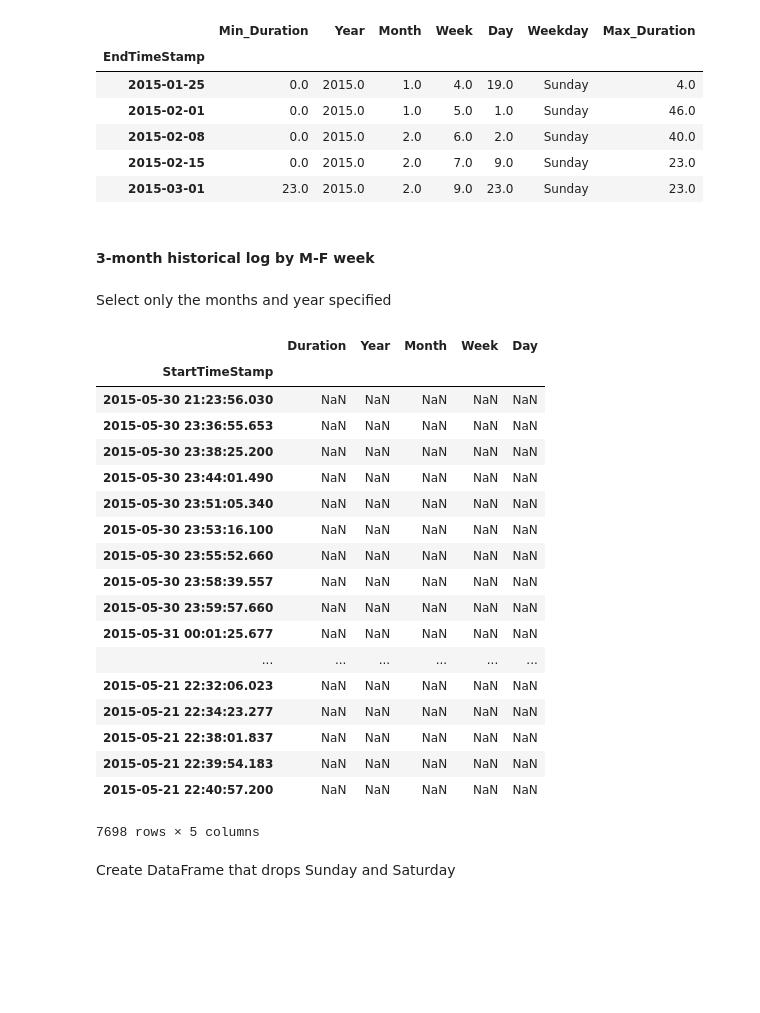
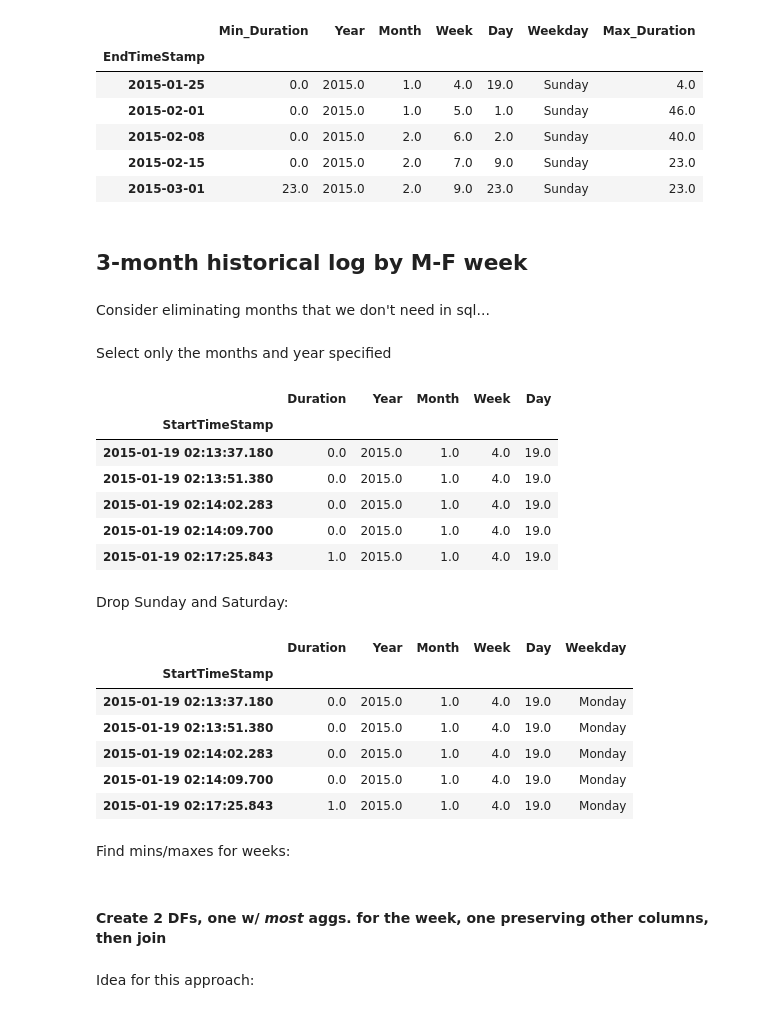
Before and after one commit to leilanihagen/interject-datacell-request-time-data-exploration, a Jupyter notebook: datacell_request_time.ipynb, the cells around one changed output. Saved outputs shown, nothing was run; the diff lists cells and outputs as text; code cells hidden in the pictures; blank space fills up the shorter version.

Commit message:
Correctly formed data for 3-mo plot

```diff
--- a/datacell_request_time.ipynb
+++ b/datacell_request_time.ipynb
@@ -554,7 +559,9 @@ request_outliers_wk.head()
 | 2015-02-15 | 0.0 | 2015.0 | 2.0 | 7.0 | 9.0 | Sunday | 23.0 |
 | 2015-03-01 | 23.0 | 2015.0 | 2.0 | 9.0 | 23.0 | Sunday | 23.0 |
 # %% [markdown]
-#### 3-month historical log by M-F week
+## 3-month historical log by M-F week
+# %% [markdown]
+Consider eliminating months that we don't need in sql...
 # %%
 # Definitons:
 start_month = 1
@@ -563,28 +570,35 @@ year = 2015
 # %% [markdown]
 Select only the months and year specified
 # %%
-month_filter = ( (all_requests['Month'] >= start_month) & (all_requests['Month'] <= end_month) & (all_requests['Year'] == year) )
-requests_in_month_range = all_requests.where(month_filter)
-requests_in_month_range
+month_filter = ( (all_requests['Month'] >= start_month) & (all_requests['Month'] <= end_month) & (all_requests['Year'] == year) ) # Boolean series
+history_3_mon = all_requests.where(month_filter)
+history_3_mon = history_3_mon.dropna()
+history_3_mon.head()
 # %% [output]
 |  | Duration | Year | Month | Week | Day |
 | StartTimeStamp |  |  |  |  |  |
-| 2015-05-30 21:23:56.030 | NaN | NaN | NaN | NaN | NaN |
-| 2015-05-30 23:36:55.653 | NaN | NaN | NaN | NaN | NaN |
-| 2015-05-30 23:38:25.200 | NaN | NaN | NaN | NaN | NaN |
-| 2015-05-30 23:44:01.490 | NaN | NaN | NaN | NaN | NaN |
-| 2015-05-30 23:51:05.340 | NaN | NaN | NaN | NaN | NaN |
-| 2015-05-30 23:53:16.100 | NaN | NaN | NaN | NaN | NaN |
-| 2015-05-30 23:55:52.660 | NaN | NaN | NaN | NaN | NaN |
-| 2015-05-30 23:58:39.557 | NaN | NaN | NaN | NaN | NaN |
-| 2015-05-30 23:59:57.660 | NaN | NaN | NaN | NaN | NaN |
-| 2015-05-31 00:01:25.677 | NaN | NaN | NaN | NaN | NaN |
-| ... | ... | ... | ... | ... | ... |
-| 2015-05-21 22:32:06.023 | NaN | NaN | NaN | NaN | NaN |
-| 2015-05-21 22:34:23.277 | NaN | NaN | NaN | NaN | NaN |
-| 2015-05-21 22:38:01.837 | NaN | NaN | NaN | NaN | NaN |
-| 2015-05-21 22:39:54.183 | NaN | NaN | NaN | NaN | NaN |
-| 2015-05-21 22:40:57.200 | NaN | NaN | NaN | NaN | NaN |
+| 2015-01-19 02:13:37.180 | 0.0 | 2015.0 | 1.0 | 4.0 | 19.0 |
+| 2015-01-19 02:13:51.380 | 0.0 | 2015.0 | 1.0 | 4.0 | 19.0 |
+| 2015-01-19 02:14:02.283 | 0.0 | 2015.0 | 1.0 | 4.0 | 19.0 |
+| 2015-01-19 02:14:09.700 | 0.0 | 2015.0 | 1.0 | 4.0 | 19.0 |
+| 2015-01-19 02:17:25.843 | 1.0 | 2015.0 | 1.0 | 4.0 | 19.0 |
-7698 rows × 5 columns
 # %% [markdown]
-Create DataFrame that drops Sunday and Saturday
+Drop Sunday and Saturday:
+# %%
+# Add Weekday col:
+history_3_mon['Weekday'] = history_3_mon.index.weekday_name
+
+weekday_filter = ( (history_3_mon['Weekday'] != 'Saturday') & (history_3_mon['Weekday'] != 'Sunday') )
+history_3_mon = history_3_mon.where(weekday_filter)
+history_3_mon = history_3_mon.dropna()
+history_3_mon.head()
+# %% [output]
+|  | Duration | Year | Month | Week | Day | Weekday |
+| StartTimeStamp |  |  |  |  |  |  |
+| 2015-01-19 02:13:37.180 | 0.0 | 2015.0 | 1.0 | 4.0 | 19.0 | Monday |
+| 2015-01-19 02:13:51.380 | 0.0 | 2015.0 | 1.0 | 4.0 | 19.0 | Monday |
+| 2015-01-19 02:14:02.283 | 0.0 | 2015.0 | 1.0 | 4.0 | 19.0 | Monday |
+| 2015-01-19 02:14:09.700 | 0.0 | 2015.0 | 1.0 | 4.0 | 19.0 | Monday |
+| 2015-01-19 02:17:25.843 | 1.0 | 2015.0 | 1.0 | 4.0 | 19.0 | Monday |
+# %% [markdown]
+Find mins/maxes for weeks:
@@ -590,0 +610,4 @@ Create DataFrame that drops Sunday and Saturday
+# %% [markdown]
+#### Create 2 DFs, one w/ *most* aggs. for the week, one preserving other columns, then join
+# %% [markdown]
+Idea for this approach:
```
Also changed, not shown: parts of 10 cells of this notebook.
